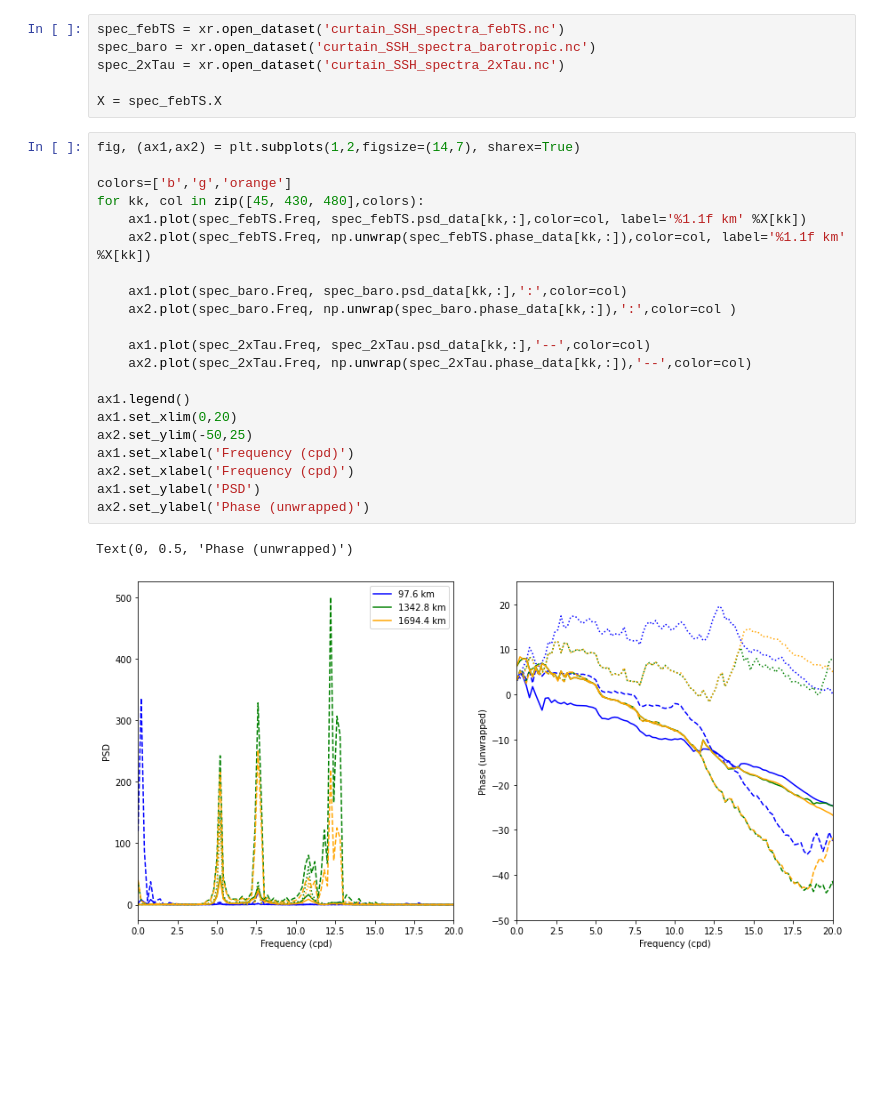
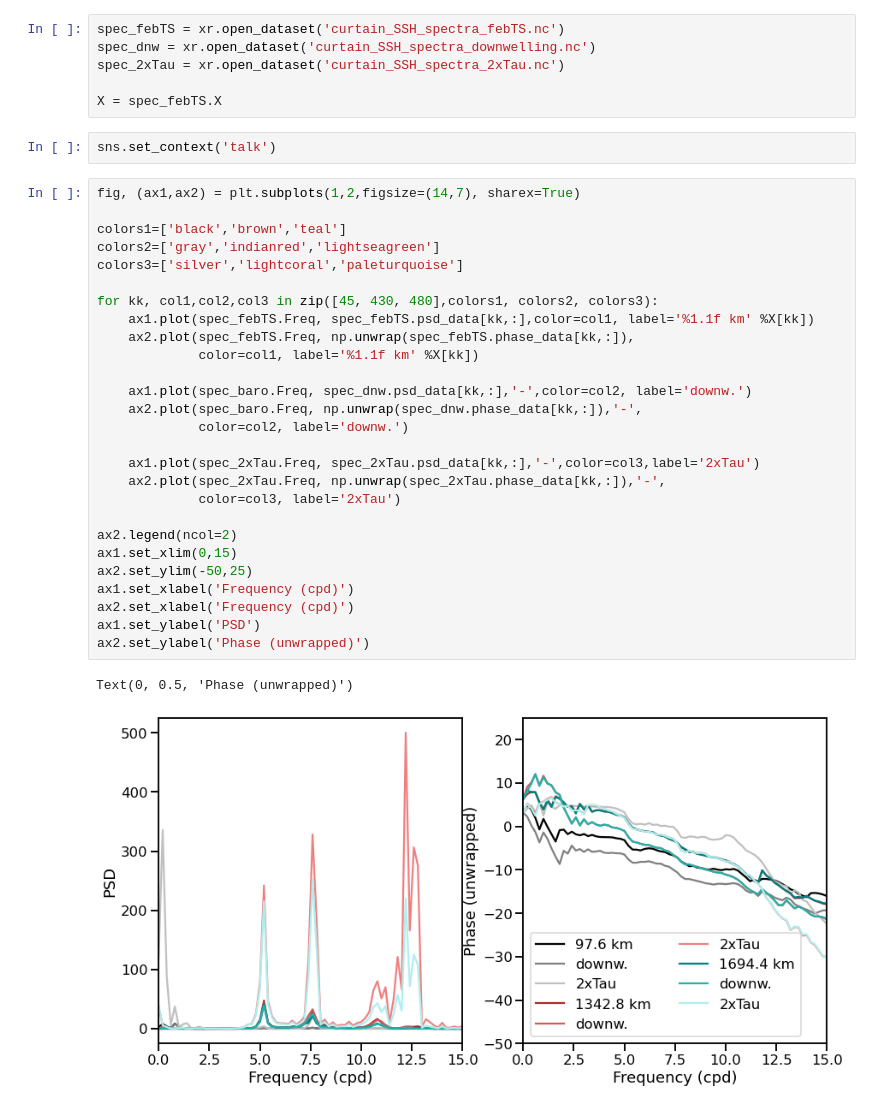
Before and after one commit to anakarinarm/notebooks_SVB, a Jupyter notebook: MITgcm/domain5/spectra_comparison_runs.ipynb, the cells around one changed output. Drawn from its saved outputs; the diff is of its cells as text; blank space fills up the shorter version.

Commit message:
Added plots comparing ssh between 2xTau, downwellling and base runs

```diff
--- a/MITgcm/domain5/spectra_comparison_runs.ipynb
+++ b/MITgcm/domain5/spectra_comparison_runs.ipynb
@@ -9,31 +10,39 @@ import xarray as xr
 from xmitgcm import open_mdsdataset
 # %%
 spec_febTS = xr.open_dataset('curtain_SSH_spectra_febTS.nc')
-spec_baro = xr.open_dataset('curtain_SSH_spectra_barotropic.nc')
+spec_dnw = xr.open_dataset('curtain_SSH_spectra_downwelling.nc')
 spec_2xTau = xr.open_dataset('curtain_SSH_spectra_2xTau.nc')
 
 X = spec_febTS.X
+# %%
+sns.set_context('talk')
 # %%
 fig, (ax1,ax2) = plt.subplots(1,2,figsize=(14,7), sharex=True)
 
-colors=['b','g','orange']
-for kk, col in zip([45, 430, 480],colors):
-    ax1.plot(spec_febTS.Freq, spec_febTS.psd_data[kk,:],color=col, label='%1.1f km' %X[kk])
-    ax2.plot(spec_febTS.Freq, np.unwrap(spec_febTS.phase_data[kk,:]),color=col, label='%1.1f km' %X[kk])
+colors1=['black','brown','teal']
+colors2=['gray','indianred','lightseagreen']
+colors3=['silver','lightcoral','paleturquoise']
 
-    ax1.plot(spec_baro.Freq, spec_baro.psd_data[kk,:],':',color=col)
-    ax2.plot(spec_baro.Freq, np.unwrap(spec_baro.phase_data[kk,:]),':',color=col )
+for kk, col1,col2,col3 in zip([45, 430, 480],colors1, colors2, colors3):
+    ax1.plot(spec_febTS.Freq, spec_febTS.psd_data[kk,:],color=col1, label='%1.1f km' %X[kk])
+    ax2.plot(spec_febTS.Freq, np.unwrap(spec_febTS.phase_data[kk,:]),
+             color=col1, label='%1.1f km' %X[kk])
 
-    ax1.plot(spec_2xTau.Freq, spec_2xTau.psd_data[kk,:],'--',color=col)
-    ax2.plot(spec_2xTau.Freq, np.unwrap(spec_2xTau.phase_data[kk,:]),'--',color=col)
+    ax1.plot(spec_baro.Freq, spec_dnw.psd_data[kk,:],'-',color=col2, label='downw.')
+    ax2.plot(spec_baro.Freq, np.unwrap(spec_dnw.phase_data[kk,:]),'-',
+             color=col2, label='downw.')
 
-ax1.legend()
-ax1.set_xlim(0,20)
+    ax1.plot(spec_2xTau.Freq, spec_2xTau.psd_data[kk,:],'-',color=col3,label='2xTau')
+    ax2.plot(spec_2xTau.Freq, np.unwrap(spec_2xTau.phase_data[kk,:]),'-',
+             color=col3, label='2xTau')
+
+ax2.legend(ncol=2)
+ax1.set_xlim(0,15)
 ax2.set_ylim(-50,25)
 ax1.set_xlabel('Frequency (cpd)')
 ax2.set_xlabel('Frequency (cpd)')
 ax1.set_ylabel('PSD')
 ax2.set_ylabel('Phase (unwrapped)')
 # %% [output]
 Text(0, 0.5, 'Phase (unwrapped)')
-[figure, old version]
+[figure, new version]
```
Also changed, not shown: parts of 6 cells of this notebook, 1 other file.
